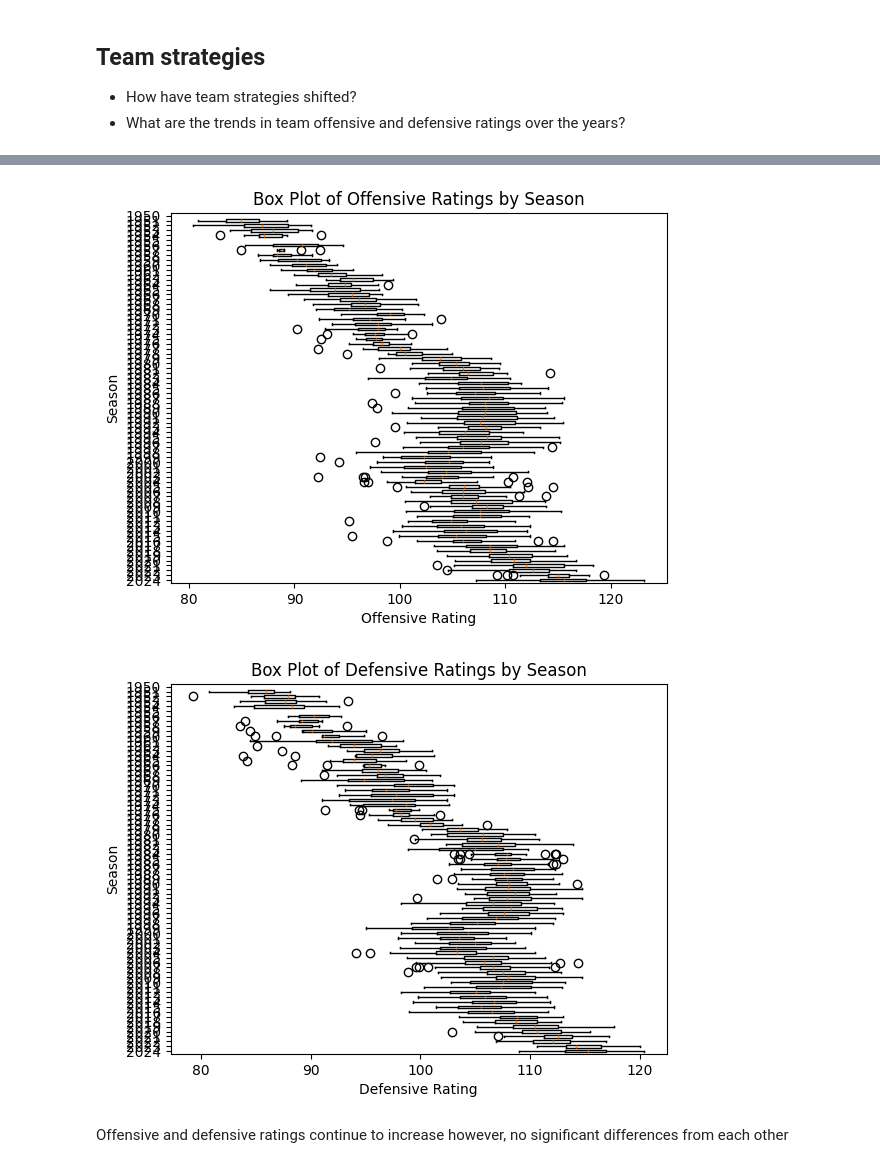
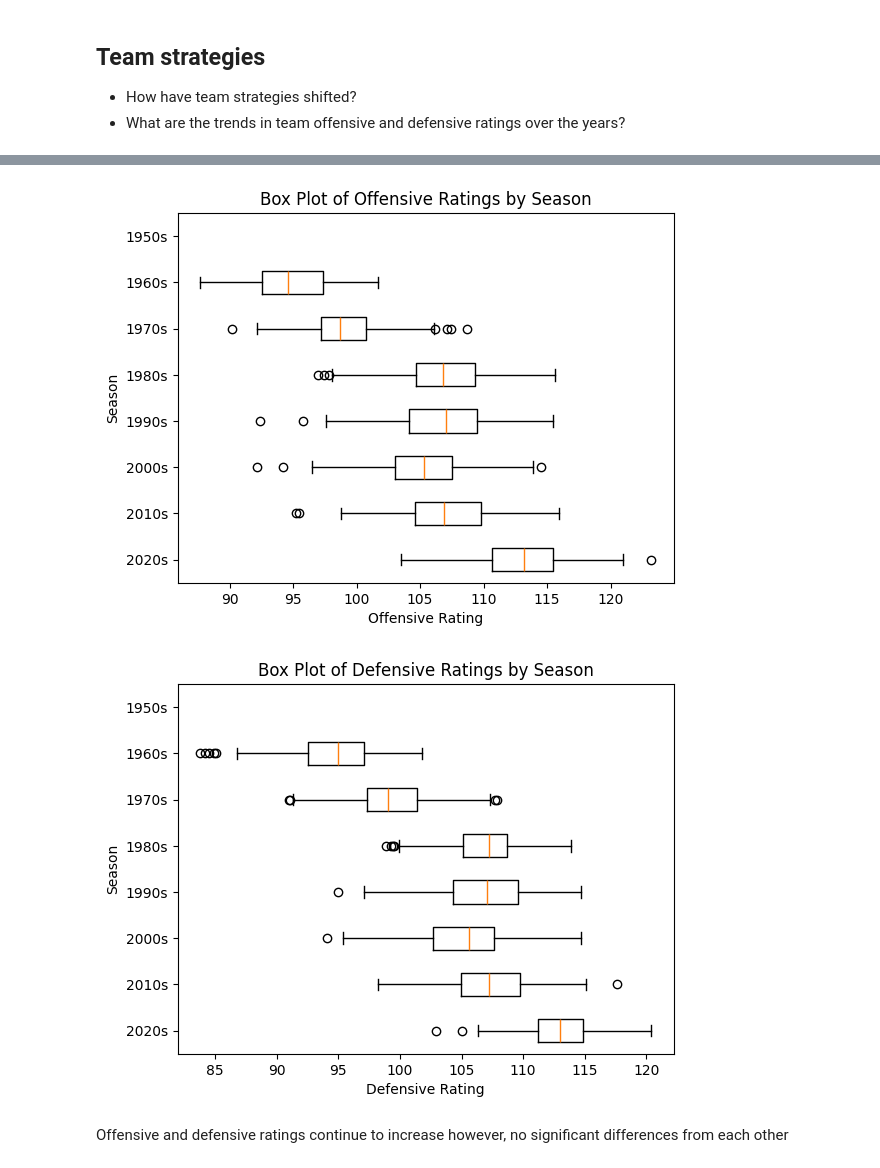
Before and after one commit to pgeneta/Basketball-Analysis, a Jupyter notebook: Basketball evolution.ipynb, the cells around one changed output, grey strips where cells are left out. Cells and saved outputs as stored; diff of their text form; code cells hidden in the pictures.

```diff
--- a/Basketball evolution.ipynb
+++ b/Basketball evolution.ipynb
@@ -484,3 +484,8 @@ for position in positions:
 
 - How have team strategies shifted?
 - What are the trends in team offensive and defensive ratings over the years?
+# %%
+#Add decades to dataset
+bins = [1947, 1950, 1960, 1970, 1980, 1990, 2000, 2010, 2020, 2030]
+labels = ['1940s', '1950s', '1960s', '1970s', '1980s', '1990s', '2000s', '2010s', '2020s']
+nba_summ['decade'] = pd.cut(nba_summ['season'], bins = bins, labels = labels, include_lowest=True, right=False);
@@ -487,32 +498,32 @@ for position in positions:
 # %%
-seasons = nba_summ['season'].unique()
+seasons = nba_summ['decade'].unique()
 
-box_data = nba_summ.groupby('season')['o_rtg'].mean().reset_index()
+box_data = nba_summ.groupby('decade')['o_rtg'].mean().reset_index()
 
 
-year = nba_summ['season'].unique()
-box_data_ortg = [nba_summ[nba_summ['season'] == season]['o_rtg'] for season in year]
+year = nba_summ['decade'].unique()
+box_data_ortg = [nba_summ[nba_summ['decade'] == season]['o_rtg'] for season in year]
 
 
 
 
 plt.boxplot(box_data_ortg, tick_labels= year, vert=False)
 plt.title('Box Plot of Offensive Ratings by Season')
 plt.xlabel('Offensive Rating')
 plt.ylabel('Season')
 plt.show()
 # %% [output]
-[figure, old version]
+[figure, new version]
 # %%
 unique_seasons = nba_summ['season'].unique()
 
 #box_data = [nba_summ[nba_summ['season'] == season]['o_rtg'] for season in seasons]
 
-box_data = nba_summ.groupby('season')['d_rtg'].mean().reset_index()
+box_data = nba_summ.groupby('decade')['d_rtg'].mean().reset_index()
 
 
-year = nba_summ['season'].unique()
-box_data_drtg = [nba_summ[nba_summ['season'] == season]['d_rtg'] for season in year]
+year = nba_summ['decade'].unique()
+box_data_drtg = [nba_summ[nba_summ['decade'] == season]['d_rtg'] for season in year]
 
 
 
@@ -523,7 +534,7 @@ plt.xlabel('Defensive Rating')
 plt.ylabel('Season')
 plt.show()
 # %% [output]
-[figure, old version]
+[figure, new version]
 # %% [markdown]
 Offensive and defensive ratings continue to increase however, no significant differences from each other
 # %% [markdown]
```
Also changed, not shown: parts of 2 cells of this notebook.
